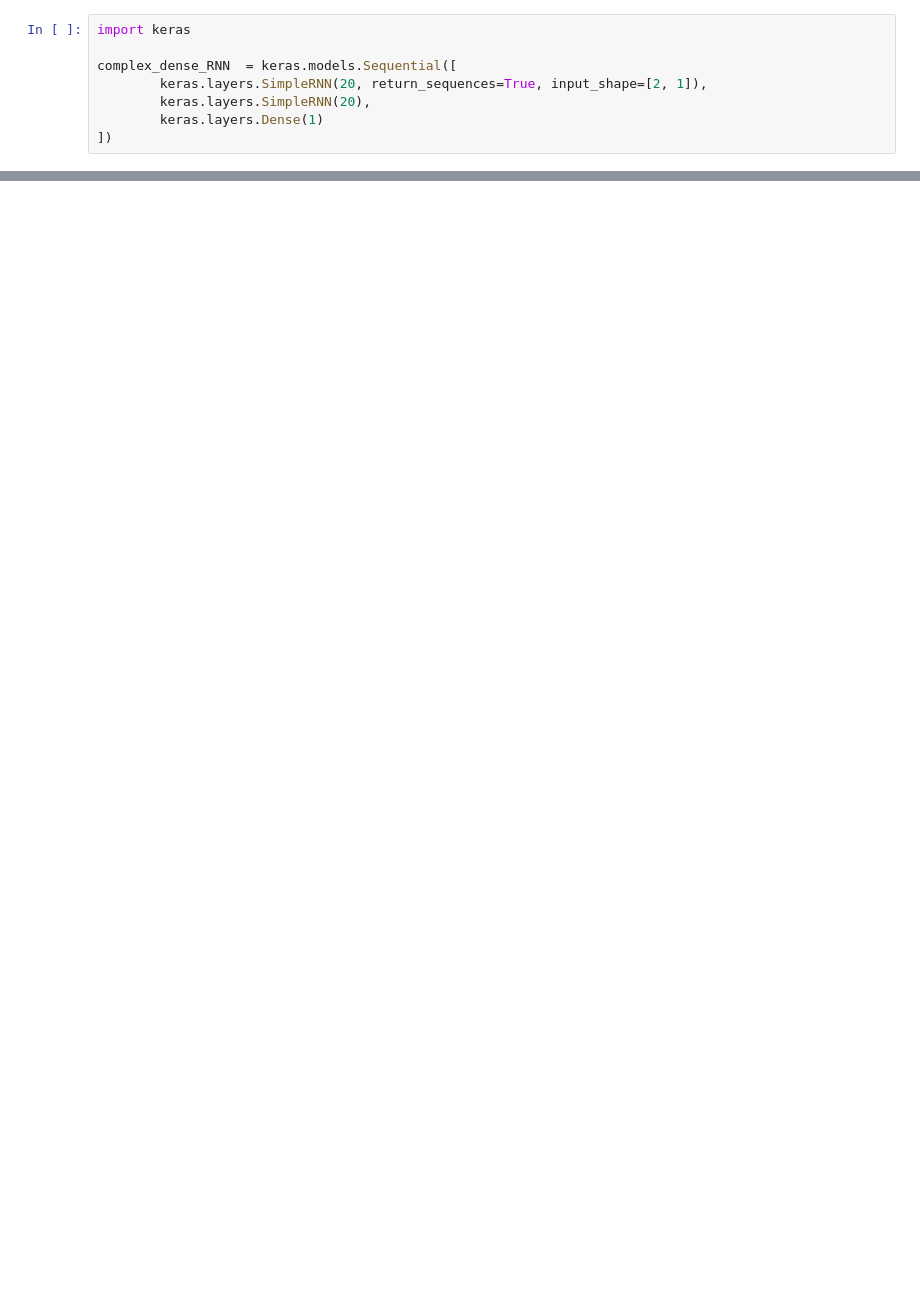
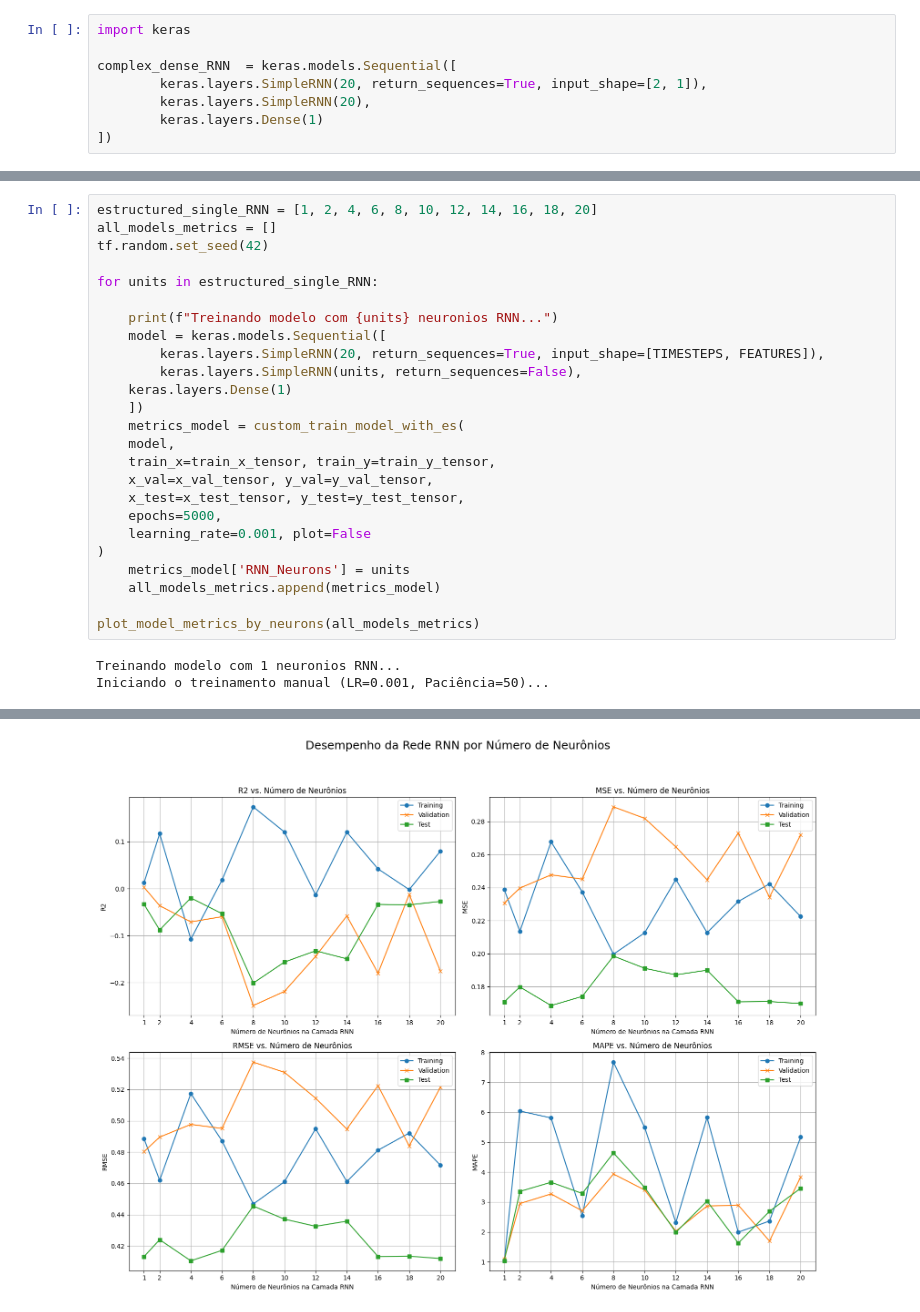
Before and after one commit to sarahmss/IC-2025.1, a Jupyter notebook: SistemaDinamicoDados/AmostrasFiltradas/TestesPIRNN .ipynb, the cells around one changed output, grey strips where cells are left out. Cells and saved outputs as stored; diff of their text form; blank space fills up the shorter version.

```diff
--- a/SistemaDinamicoDados/AmostrasFiltradas/TestesPIRNN .ipynb
+++ b/SistemaDinamicoDados/AmostrasFiltradas/TestesPIRNN .ipynb
@@ -500,0 +1172,28 @@ def pinn_loss(y_true, y_pred, x, R = 0.034, L = 0.123, Ts = 0.07):
+# %%
+estructured_single_RNN = [1, 2, 4, 6, 8, 10, 12, 14, 16, 18, 20]
+all_models_metrics = []
+tf.random.set_seed(42)
+
+for units in estructured_single_RNN:
+
+    print(f"Treinando modelo com {units} neuronios RNN...")
+    model = keras.models.Sequential([
+        keras.layers.SimpleRNN(20, return_sequences=True, input_shape=[TIMESTEPS, FEATURES]),
+        keras.layers.SimpleRNN(units, return_sequences=False),
+    keras.layers.Dense(1)
+    ])
+    metrics_model = custom_train_model_with_es(
+    model,
+    train_x=train_x_tensor, train_y=train_y_tensor,
+    x_val=x_val_tensor, y_val=y_val_tensor,
+    x_test=x_test_tensor, y_test=y_test_tensor,
+    epochs=5000,
+    learning_rate=0.001, plot=False
+)
+    metrics_model['RNN_Neurons'] = units
+    all_models_metrics.append(metrics_model)
+
+plot_model_metrics_by_neurons(all_models_metrics)
+# %% [output]
+Treinando modelo com 1 neuronios RNN...
+Iniciando o treinamento manual (LR=0.001, Paciência=50)...
@@ -500,0 +1387 @@ def pinn_loss(y_true, y_pred, x, R = 0.034, L = 0.123, Ts = 0.07):
+[figure, added]
```
Also changed, not shown: parts of 23 cells of this notebook, 38 other files.
